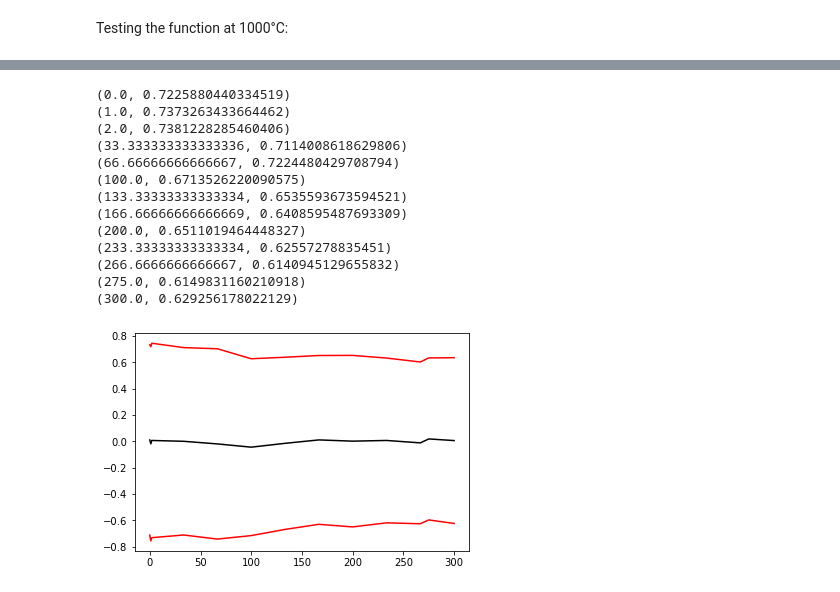
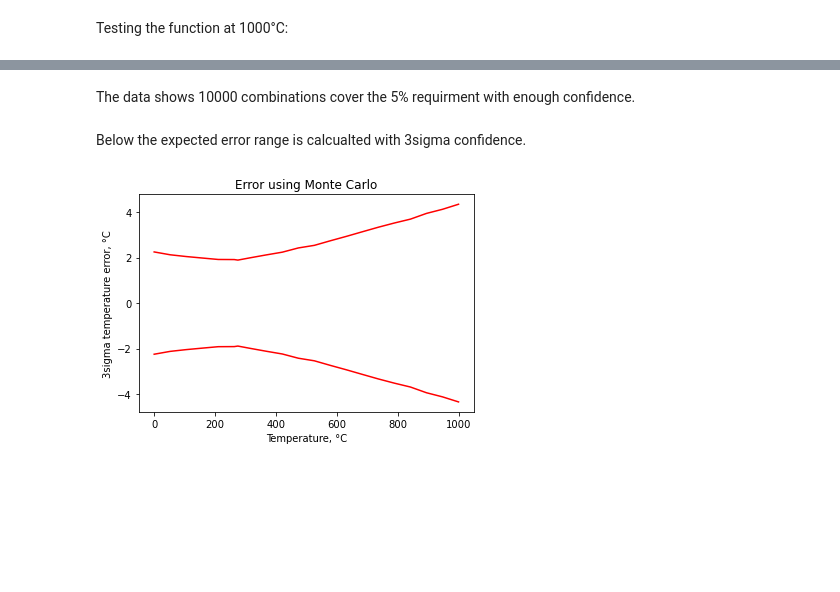
Before and after one commit to Chehlarov/Math-for-devs, a Jupyter notebook: 99 - TC project/N-type thermocouple accuracy calculation using Monte Carlo.ipynb, the cells around one changed output, grey strips where cells are left out. Drawn from its saved outputs; the diff is of its cells as text; code cells hidden in the pictures; blank space fills up the shorter version.

```diff
--- a/99 - TC project/N-type thermocouple accuracy calculation using Monte Carlo.ipynb
+++ b/99 - TC project/N-type thermocouple accuracy calculation using Monte Carlo.ipynb
@@ -17,7 +17,7 @@ def leads_accuracy(Thot):
     with 3 sigma confidence (99.7%;Ppk = 1)
     """
     if Thot >= 0:
-        return np.maximum(1.1, 0*0.004 * Thot)
+        return np.maximum(1.1, 0.004 * Thot)
     else:
         raise ValueError("ASTM E230 Type N class 1 does not cover sub zero temperatures")
 
@@ -29,7 +29,7 @@ def wires_accuracy(Thot):
     with 3 sigma confidence (99.7%;Ppk = 1)
     """
     if Thot >= 0:
-        return np.maximum(1.1, 0*0.004 * Thot)
+        return np.maximum(1.1, 0.004 * Thot)
     else:
         raise ValueError("ASTM E230 Type N class 1 does not cover sub zero temperatures")
 # %% [markdown]
@@ -156,29 +160,21 @@ Keep in mind that both ends of one TC pair add error.
 It will be assumed the temperature of the weld between the leads and wires is at the minimum of 0.3*T and 260°C. This assumption is realsitic, the upper limit of 260°C is defined by the resistance of the FKM seal. Also the accuracy limits are the same (±1.1°C) up to 275°C.
 The temperature of the cold junction will be assumed 25°C. This value is below 275°C and the added error will be ±1.1°C.
 # %%
-def error_monte_carlo(t):
-    NUMBER_OF_COMBOS = 1000
+def error_monte_carlo(t, t_cold_junction = 20, number_of_combos = 10000):
     trh = np.minimum(0.3*t, 260)
-    t_cold_junction = 20
-    errors = []
-    for _ in range(NUMBER_OF_COMBOS):
+    errors = np.zeros(number_of_combos, dtype=float)
+    for i in range(number_of_combos):
         v_leads = emf_typeN(np.random.default_rng().normal(loc=t, scale=leads_accuracy(t) / 3)) - \
                   emf_typeN(np.random.default_rng().normal(loc=trh, scale=leads_accuracy(trh) / 3))
         v_wires = emf_typeN(np.random.default_rng().normal(loc=trh, scale=wires_accuracy(trh) / 3)) - \
                   emf_typeN(np.random.default_rng().normal(loc=t_cold_junction, scale=wires_accuracy(t_cold_junction) / 3))
-        #one could say the net effect of the RH temperature is zero, but he is not right.
-        #the RH temeprature adds variation
-#         v_wires = 0 #TODO: remove
         v_cold_junction = v_leads + v_wires
         # we are assuming the electronics adds no error; below is the calcualtion done by the electronics
         v_cold_junction_ref = emf_typeN(t_cold_junction)
-#         print(f"v_cold_junction = {v_cold_junction}")
-#         print(f"v_cold_junction_ref = {v_cold_junction_ref}")
-
         t_calculated = temperature_typeN(v_cold_junction + v_cold_junction_ref)
-        errors.append(t_calculated - t)
+        errors[i] = t_calculated - t
     return errors
 
-def range_of_error_monte_carlo(t):
-    errors = error_monte_carlo(t)
+def range_of_error_monte_carlo(t, t_cold_junction = 20, number_of_combos = 10000):
+    errors = error_monte_carlo(t, t_cold_junction, number_of_combos)
     return np.mean(errors), np.std(errors)
@@ -246,27 +273,21 @@ The expected error is within 0.04±2.24°C with 3 sigma confidence.
+# %% [markdown]
+The data shows 10000 combinations cover the 5% requirment with enough confidence.
+# %% [markdown]
+Below the expected error range is calcualted with 3sigma confidence.
 # %%
-def error_in_temperature_range(t_min, t_max):
-    x = np.linspace(t_min, t_max, 10)
-    x = np.sort(np.append(x, [1.1/0.004, 1, 2])) #adding a key point
+def error_in_temperature_range(t_min, t_max, function):
+    x = np.linspace(t_min, t_max, 20)
+    x = np.sort(np.append(x, [1.1/0.004])) #adding a key point from lead accuracy specificaion
 
-    y, y_dev = np.vectorize(range_of_error_monte_carlo)(x)
-    print(*list(zip(x, y_dev)), sep='\n')
-    plt.plot(x, y+y_dev, color = "red")
-    plt.plot(x, y, color = "black")
-    plt.plot(x, y-y_dev, color = "red")
+    y, y_dev = np.vectorize(function)(x)
+#     print(*list(zip(x, y_dev)), sep='\n')
+    plt.plot(x, 3*y_dev, color = "red")
+#     plt.plot(x, y, color = "black") # the mean should be 0.0
+    plt.plot(x, -3*y_dev, color = "red")
+    plt.xlabel("Temperature, °C")
+    plt.ylabel("3sigma temperature error, °C")
+    plt.title("Error using Monte Carlo")
     plt.show()
-error_in_temperature_range(0, 300)
+error_in_temperature_range(0, 1000, range_of_error_monte_carlo)
 # %% [output]
-(0.0, 0.7225880440334519)
-(1.0, 0.7373263433664462)
-(2.0, 0.7381228285460406)
-(33.333333333333336, 0.7114008618629806)
-(66.66666666666667, 0.7224480429708794)
-(100.0, 0.6713526220090575)
-(133.33333333333334, 0.6535593673594521)
-(166.66666666666669, 0.6408595487693309)
-(200.0, 0.6511019464448327)
-(233.33333333333334, 0.62557278835451)
-(266.6666666666667, 0.6140945129655832)
-(275.0, 0.6149831160210918)
-(300.0, 0.629256178022129)
-[figure, old version]
+[figure, new version]
```
Also changed, not shown: parts of 18 cells of this notebook.
